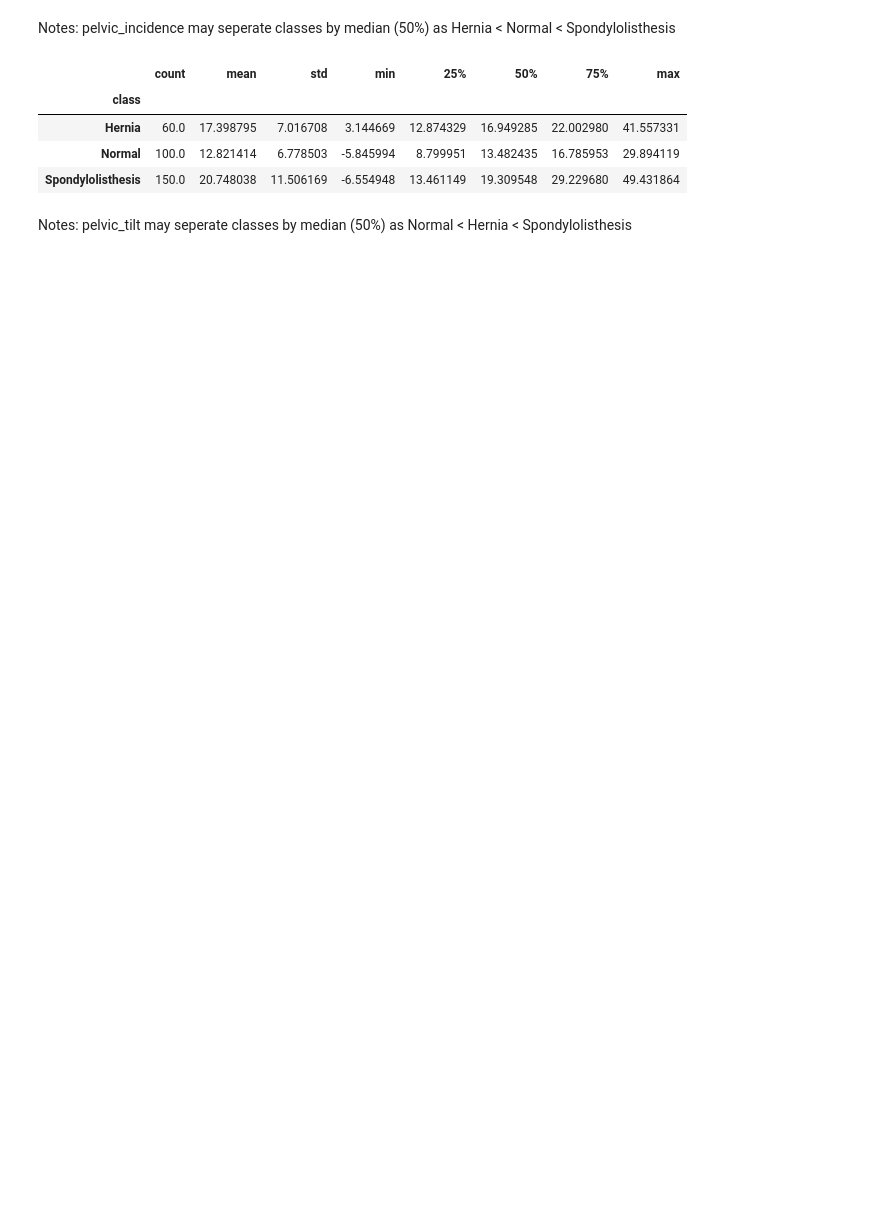
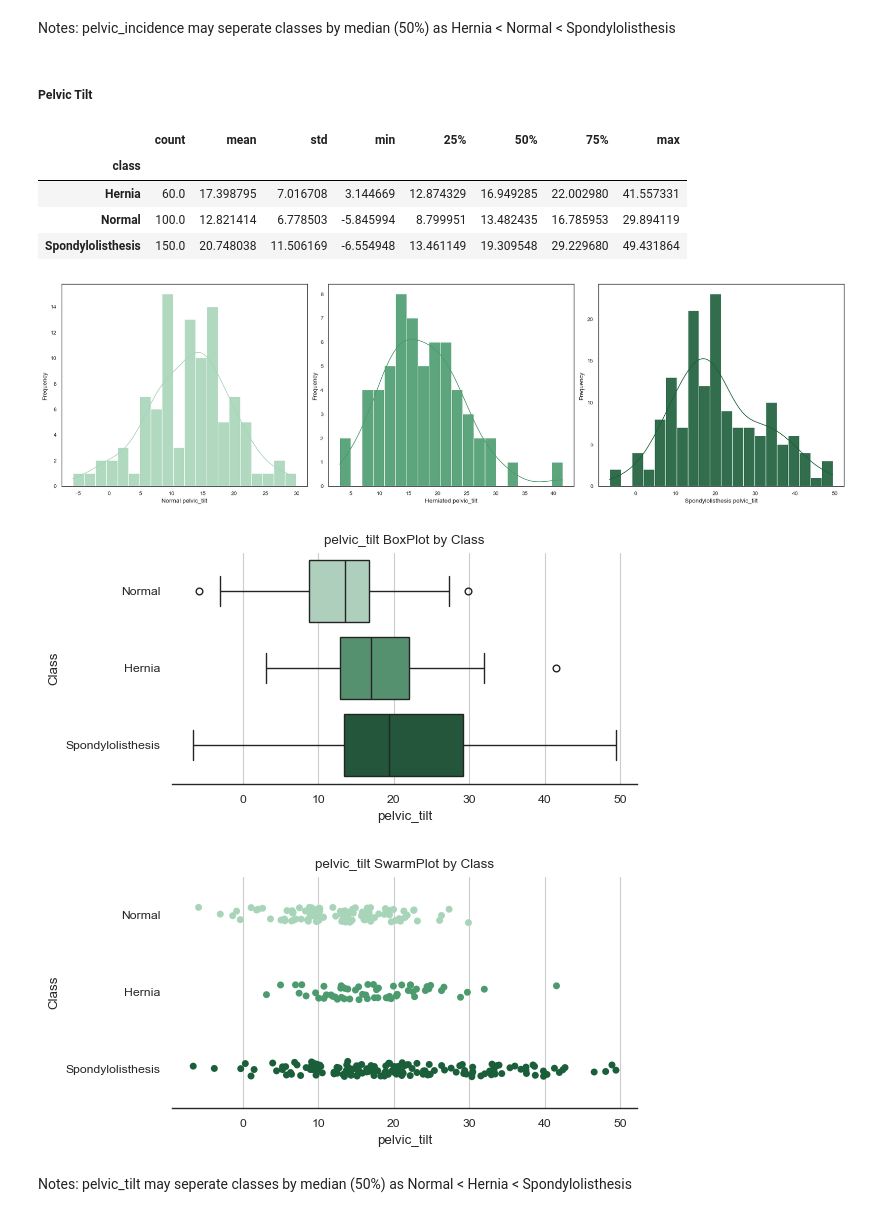
Before and after one commit to yusiGM/StrykerAI2024, a Jupyter notebook: Stryker_AI_Hackathon_notebook.ipynb, the cells around one changed output. Drawn from its saved outputs; the diff is of its cells as text; code cells hidden in the pictures; blank space fills up the shorter version.

```diff
--- a/Stryker_AI_Hackathon_notebook.ipynb
+++ b/Stryker_AI_Hackathon_notebook.ipynb
@@ -308,5 +346,7 @@ Passing `palette` without assigning `hue` is deprecated and will be removed in v
 # %% [markdown]
 Notes: pelvic_incidence may seperate classes by median (50%) as Hernia < Normal < Spondylolisthesis
+# %% [markdown]
+##### Pelvic Tilt
 # %%
 display(df.groupby('class')['pelvic_tilt'].describe())
 # %% [output]
@@ -315,5 +355,13 @@ display(df.groupby('class')['pelvic_tilt'].describe())
 | Hernia | 60.0 | 17.398795 | 7.016708 | 3.144669 | 12.874329 | 16.949285 | 22.002980 | 41.557331 |
 | Normal | 100.0 | 12.821414 | 6.778503 | -5.845994 | 8.799951 | 13.482435 | 16.785953 | 29.894119 |
 | Spondylolisthesis | 150.0 | 20.748038 | 11.506169 | -6.554948 | 13.461149 | 19.309548 | 29.229680 | 49.431864 |
+# %%
+histogram_plotter(col_name="pelvic_tilt")
+plotting_helper(plot_type="box",col_name="pelvic_tilt")
+plotting_helper(plot_type="jitter",col_name="pelvic_tilt")
+# %% [output]
+[figure, added]
+[figure, added]
+[figure, added]
 # %% [markdown]
 Notes: pelvic_tilt may seperate classes by median (50%) as Normal < Hernia < Spondylolisthesis
```
Also changed, not shown: parts of 22 cells of this notebook.
